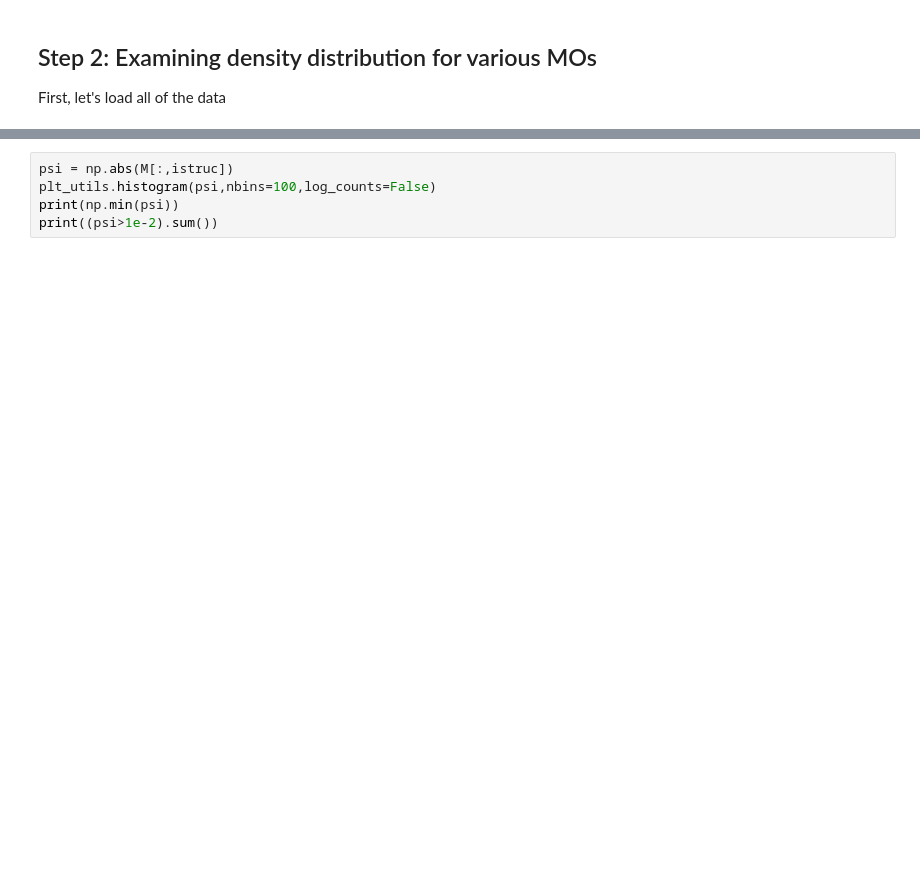
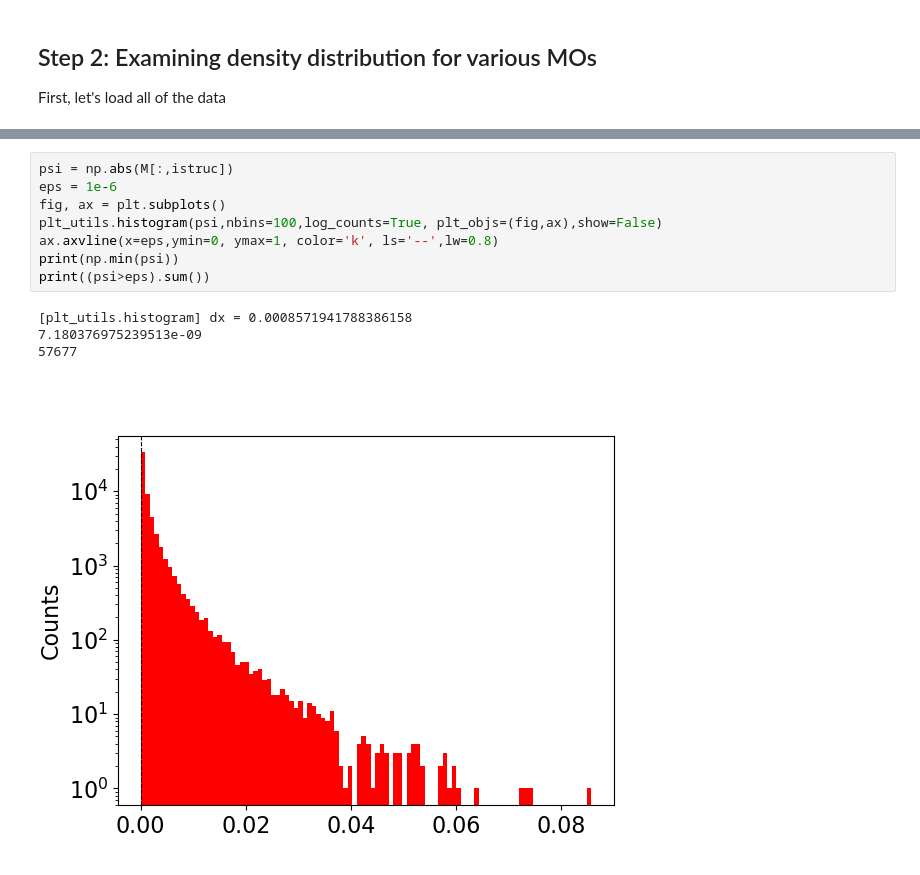
Before and after one commit to ngastellu/percolate_mac, a Jupyter notebook: mode_detection.ipynb, the cells around one changed output, grey strips where cells are left out. Drawn from its saved outputs; the diff is of its cells as text; blank space fills up the shorter version.

```diff
--- a/mode_detection.ipynb
+++ b/mode_detection.ipynb
@@ -74,8 +107,16 @@ plot_MO(pos,M,iMO,dotsize=1.0,show_COM=True,show_rgyr=True,show=True,usetex=Fals
 # %%
 psi = np.abs(M[:,istruc])
-plt_utils.histogram(psi,nbins=100,log_counts=False)
+eps = 1e-6
+fig, ax = plt.subplots()
+plt_utils.histogram(psi,nbins=100,log_counts=True, plt_objs=(fig,ax),show=False)
+ax.axvline(x=eps,ymin=0, ymax=1, color='k', ls='--',lw=0.8)
 print(np.min(psi))
-print((psi>1e-2).sum())
+print((psi>eps).sum())
+# %% [output]
+[plt_utils.histogram] dx = 0.0008571941788386158
+7.180376975239513e-09
+57677
+[figure, added]
 # %%
 from qcnico.qchemMAC import gridify_MO
 
```
Also changed, not shown: parts of 14 cells of this notebook, 3 other files.
